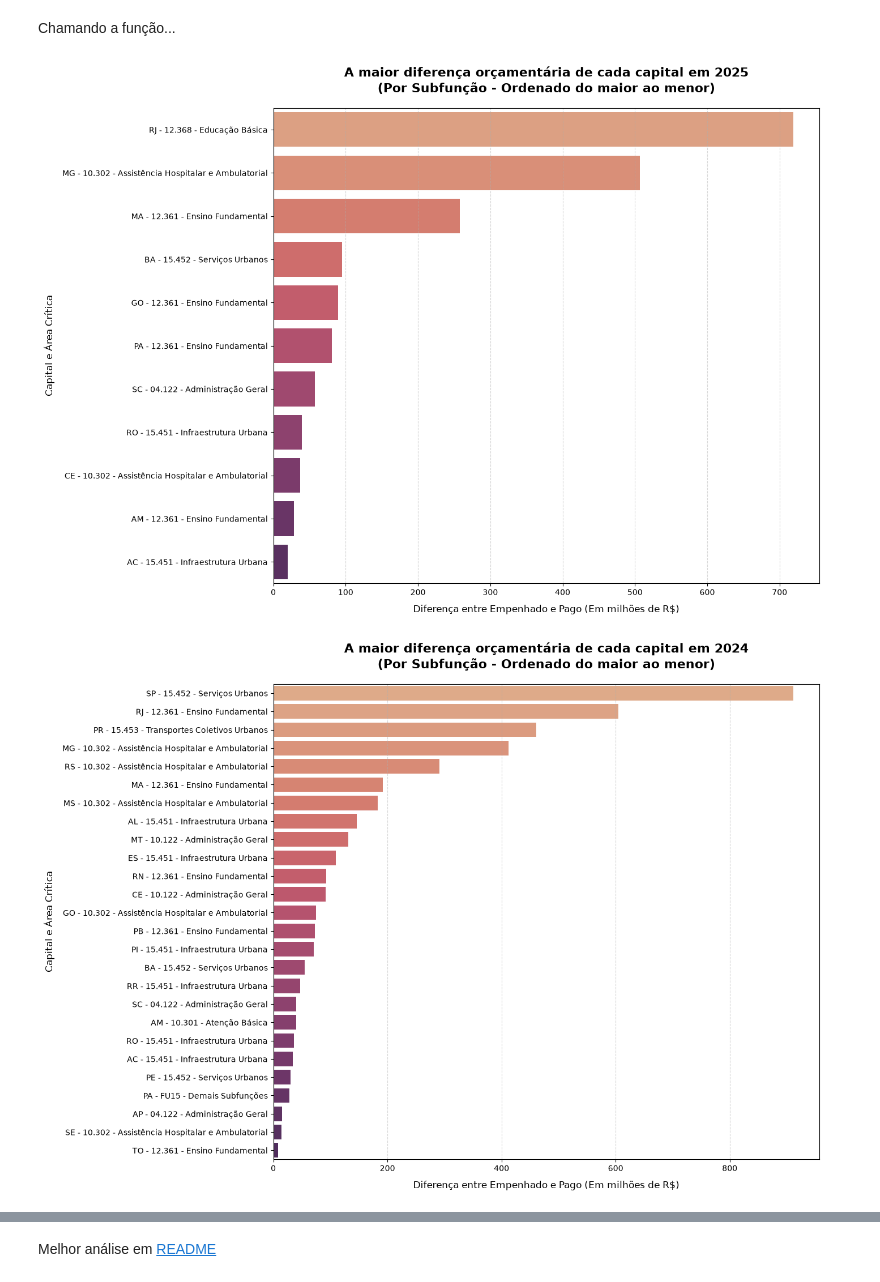
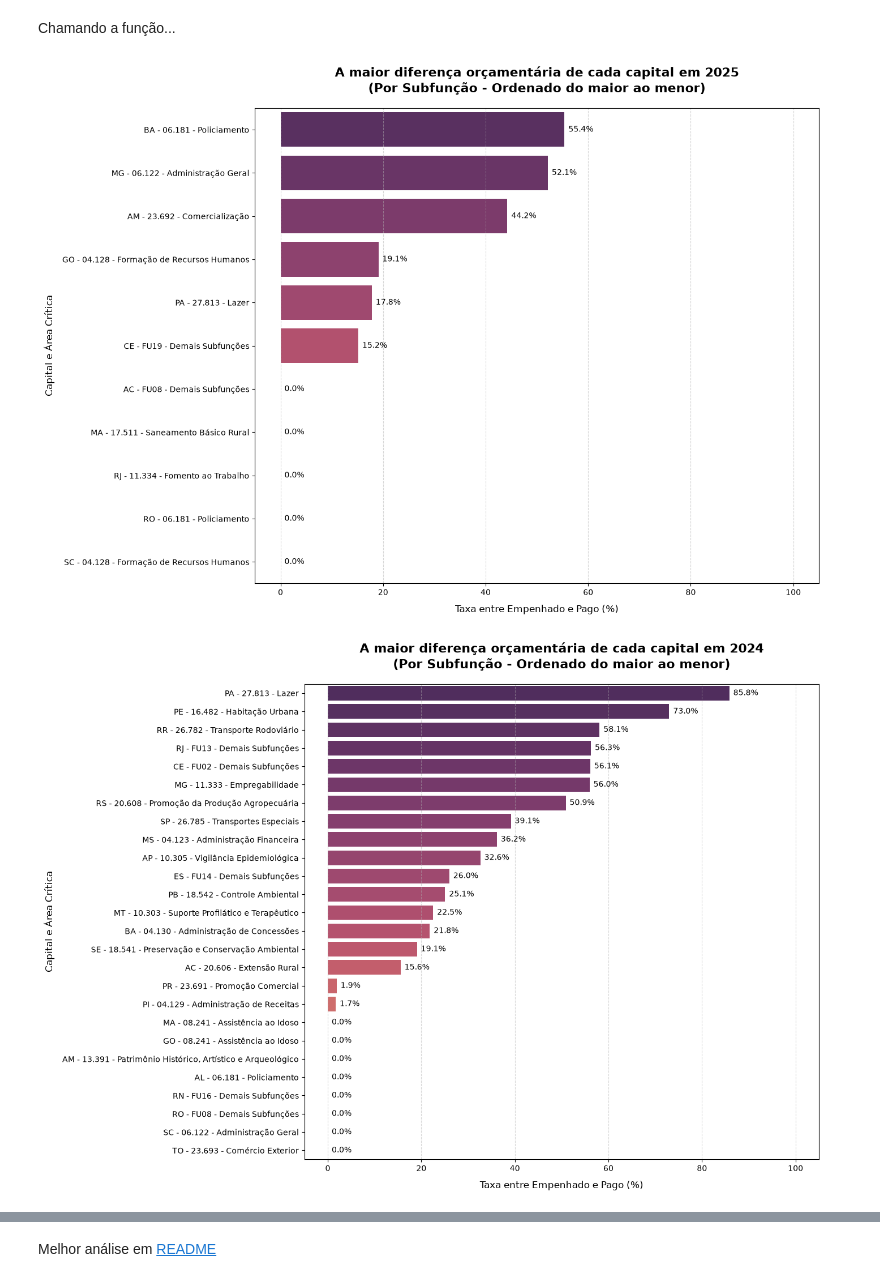
Before and after one commit to edvaldo-f/Desafio-Analista-de-Dados-Sefaz-Macei-, a Jupyter notebook: notebooks/empenhado_x_pago/por_subfuncao.ipynb, the cells around one changed output, grey strips where cells are left out. Drawn from its saved outputs; the diff is of its cells as text; code cells hidden in the pictures.

```diff
--- a/notebooks/empenhado_x_pago/por_subfuncao.ipynb
+++ b/notebooks/empenhado_x_pago/por_subfuncao.ipynb
@@ -66,8 +67,8 @@ df_pivot = pd.pivot_table(
     aggfunc="sum"
     ).reset_index()
 
-# Adicionando uma coluna para calcular a diferença entre Despesas Empenhadas e Despesas Pagas
-df_pivot["Empenhado x Pago"] = df_pivot["Despesas Empenhadas"] - df_pivot["Despesas Pagas"]
+# Adicionando uma coluna para calular a Taxa de Execução do valor (%).
+df_pivot["Taxa de Execução"] = ((df_pivot["Despesas Pagas"] / df_pivot["Despesas Empenhadas"]) * 100).fillna(0).replace([np.inf, -np.inf], 0)
 # %% [markdown]
 Criado um gráfico de barras horizontais para melhor visualização. Isso salvo em uma função para ser chamada em cada ano.
 # %%
@@ -75,7 +76,7 @@ Criado um gráfico de barras horizontais para melhor visualização. Isso salvo
 import seaborn as sns
 import matplotlib.pyplot as plt
 
-def grafico_maior_subfuncao (df, ano_desejado):
+def grafico_menor_subfuncao (df, ano_desejado):
     """
     Filtra os dados por ano, isola as subfunções com maior diferença entre
     o que foi empenhado e oque foi pago de cada capital, retornando um gráfico de barras horizontais.
@@ -89,37 +90,41 @@ def grafico_maior_subfuncao (df, ano_desejado):
         print("⚠️ Nenhum ano selecionado.")
         return
 
-    # 2. Isolamento da maior diferença de cada capital
-    idx_maximos = df_ano.groupby("UF")["Empenhado x Pago"].idxmax()
-    df_diferenca_uf = df_ano.loc[idx_maximos].copy()
+    # 2. Isolamento da menor taxa de cada capital
+    idx_minimos = df_ano.groupby("UF")["Taxa de Execução"].idxmin()
+    df_diferenca_uf = df_ano.loc[idx_minimos].copy()
 
-    # 3. Conversão para milhões
-    df_diferenca_uf["Milhões (R$)"] = df_diferenca_uf["Empenhado x Pago"] / 1_000_000
+    # 3. Adicionando uma coluna de Taxa
+    df_diferenca_uf["Taxa (%)"] = df_diferenca_uf["Taxa de Execução"]
 
     # 4. Rótulo combinado para o eixo 'Y'
     df_diferenca_uf["Capital e Subfunção"] = df_diferenca_uf["UF"] + " - " + df_diferenca_uf["Conta"]
 
     # 5. Ordem crescente
-    df_diferenca_uf = df_diferenca_uf.sort_values(by="Milhões (R$)", ascending=False)
+    df_diferenca_uf = df_diferenca_uf.sort_values(by="Taxa (%)", ascending=False)
 
     # 6. Proporções da imagem
     plt.figure(figsize=(14, 10))
 
     # 7. Gráfico de barras horizontais
-    sns.barplot(
+    ax = sns.barplot(
         data=df_diferenca_uf,
-        x="Milhões (R$)",
+        x="Taxa de Execução",
         y="Capital e Subfunção",
-        palette="flare",
+        palette="flare_r",
         hue="Capital e Subfunção",
         legend=False
     )
 
+    # Porcentagem ao final de cada barra
+    for container in ax.containers:
+        ax.bar_label(container, fmt='%.1f%%', padding=5, fontsize=10)
+
     # 8. Estilização
-    plt.title(f"A maior diferença orçamentária de cada capital em {ano_desejado}\n(Por Subfunção - Ordenado do maior ao menor)",
-        fontsize=16, fontweight='bold', pad=20)
-    plt.xlabel("Diferença entre Empenhado e Pago (Em milhões de R$)", fontsize=12, labelpad=10)
+    plt.title(f"A maior diferença orçamentária de cada capital em {ano_desejado}\n(Por Subfunção - Ordenado do maior ao menor)", fontsize=16, fontweight='bold', pad=20)
+    plt.xlabel("Taxa entre Empenhado e Pago (%)", fontsize=12, labelpad=10)
     plt.ylabel("Capital e Área Crítica", fontsize=12, labelpad=10)
+    plt.xlim(-5, 105)
 
     # Ajustando grid
     plt.grid(axis='x', linestyle='--', alpha=0.5)
@@ -133,13 +138,13 @@ def grafico_maior_subfuncao (df, ano_desejado):
 Chamando a função...
 # %%
 # Analisando o ano de 2025
-grafico_maior_subfuncao(df_pivot, 2025)
+grafico_menor_subfuncao(df_pivot, 2025)
 # %% [output]
-[figure, old version]
+[figure, new version]
 # %%
 # Analisando o ano de 2024
-grafico_maior_subfuncao(df_pivot, 2024)
+grafico_menor_subfuncao(df_pivot, 2024)
 # %% [output]
-[figure, old version]
+[figure, new version]
 # %%
 # Analisando o ano de 2023
```
Also changed, not shown: parts of 5 cells of this notebook, 2 other files.
